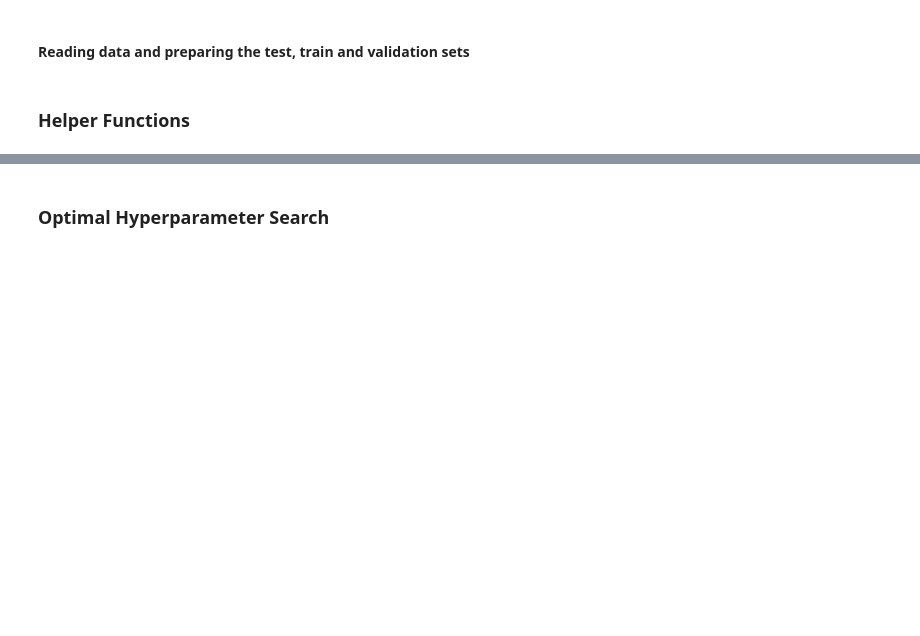
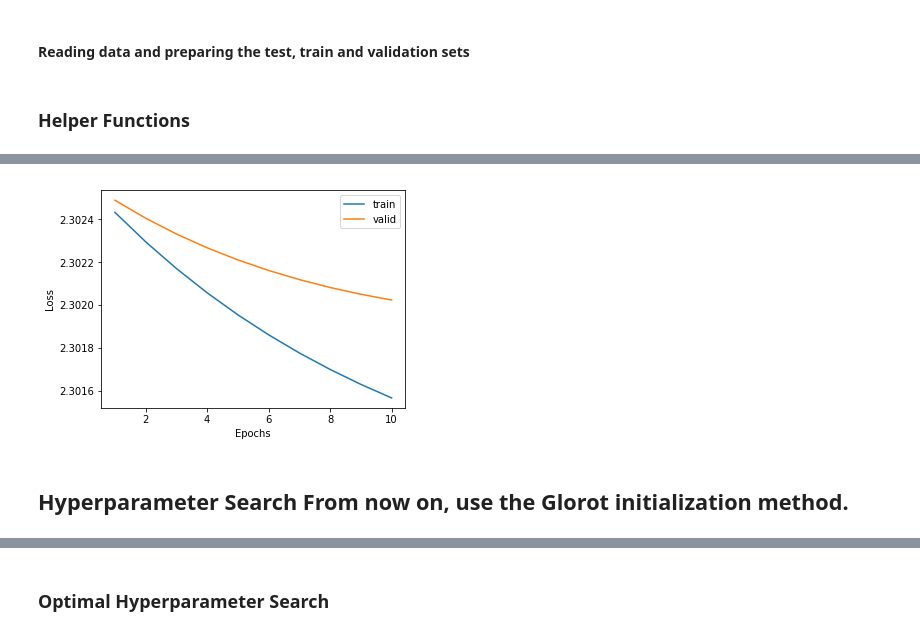
Before and after one commit to Toory465/IFT6135, a Jupyter notebook: Part1_Python_NN/Part1_Python_NN.ipynb, the cells around one changed output, grey strips where cells are left out. Cells and saved outputs as stored; diff of their text form; code cells hidden in the pictures; blank space fills up the shorter version.

```diff
--- a/Part1_Python_NN/Part1_Python_NN.ipynb
+++ b/Part1_Python_NN/Part1_Python_NN.ipynb
@@ -195,0 +271,14 @@ def accuracy(scores, labels):
+# %%
+# Initiate hyperparameters
+hparams = {'init_method': 'Zeros',
+           'lr': 1e-1,
+           'weight_decay': 2e-3,
+           'num_epochs': 10}
+
+# Initialize NN object
+nn = NN(mode='train', datapath='./mnist.npz', hidden_dims=(512, 512), hparams=hparams,
+        model_path='Params.pkl')
+
+# Start training
+train_history = nn.train()
+print('Training done!')
@@ -195,0 +293,6 @@ def accuracy(scores, labels):
+# %%
+historyPlt(train_history)
+# %% [output]
+[figure, added]
+# %% [markdown]
+## Hyperparameter Search From now on, use the Glorot initialization method.
```
Also changed, not shown: parts of 39 cells of this notebook, 1 other file.
